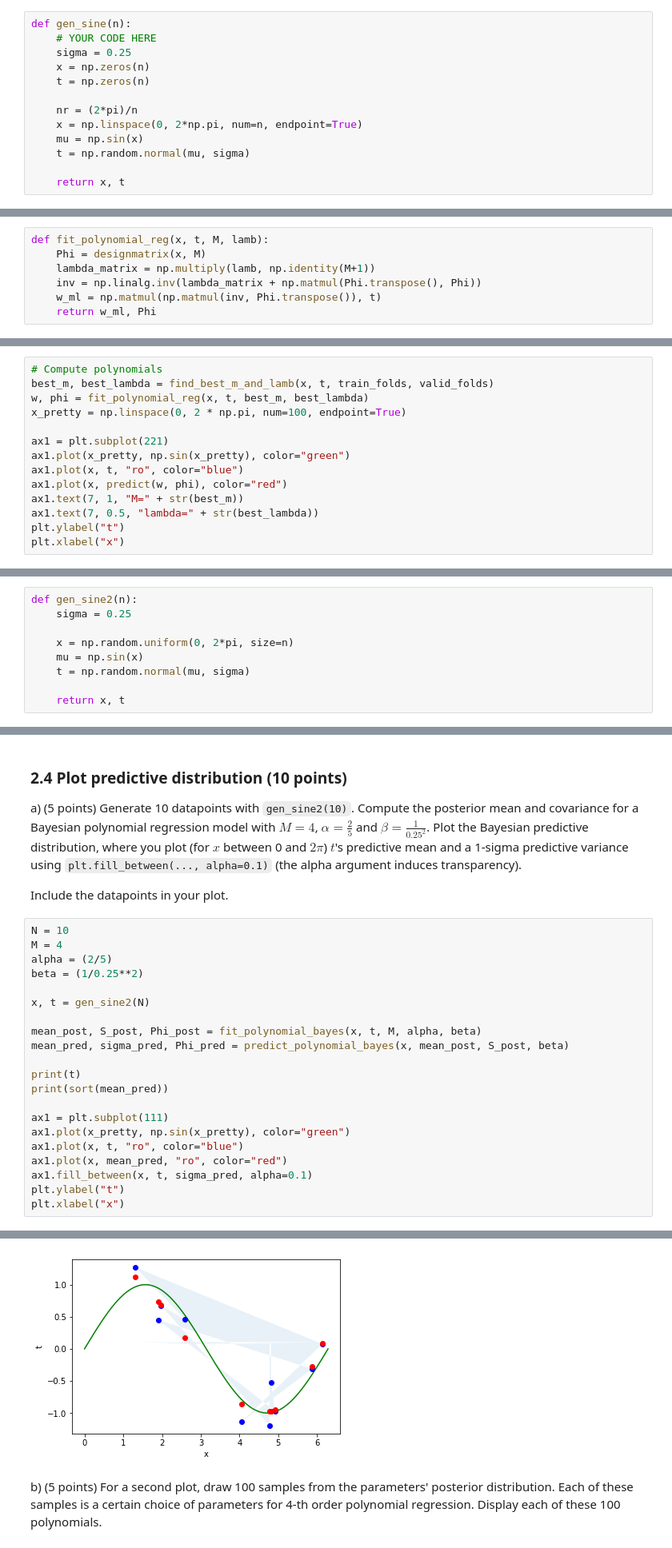
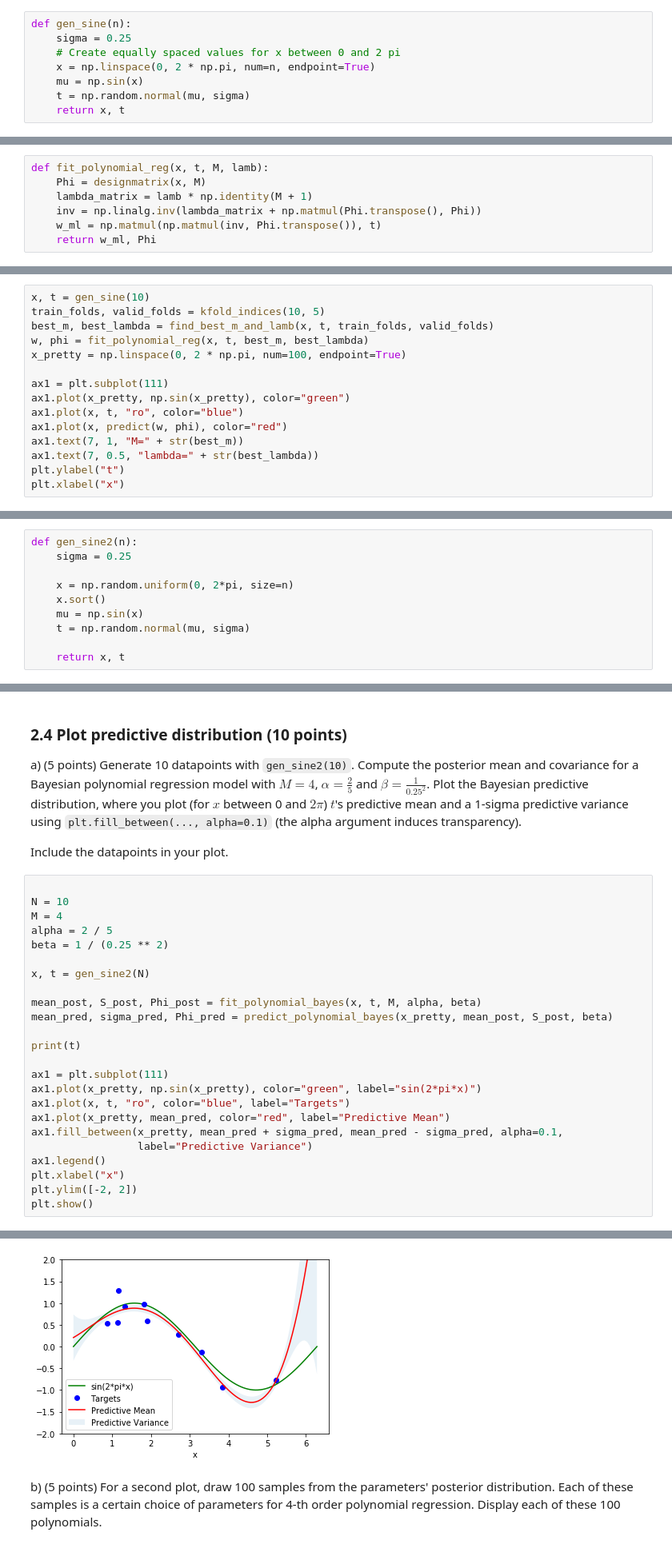
Before and after one commit to woutster/ml1, a Jupyter notebook: 10749586_12385913_lab1.ipynb, the cells around one changed output, grey strips where cells are left out. Shown at 80% size. Saved outputs shown, nothing was run; the diff lists cells and outputs as text.

```diff
--- a/10749586_12385913_lab1.ipynb
+++ b/10749586_12385913_lab1.ipynb
@@ -118,16 +123,11 @@ $$t_i \sim \mathcal{N}(\mu_i, \sigma^2)$$
 where $x_i$ is the $i$-th elements of $\bf{x}$, the mean $\mu_i = \sin(x_i)$ and the standard deviation $\sigma = 0.25$.
 # %%
 def gen_sine(n):
-    # YOUR CODE HERE
     sigma = 0.25
-    x = np.zeros(n)
-    t = np.zeros(n)
-
-    nr = (2*pi)/n
-    x = np.linspace(0, 2*np.pi, num=n, endpoint=True)
+    # Create equally spaced values for x between 0 and 2 pi
+    x = np.linspace(0, 2 * np.pi, num=n, endpoint=True)
     mu = np.sin(x)
     t = np.random.normal(mu, sigma)
-
     return x, t
 # %%
 ### Test your function
@@ -232,7 +235,7 @@ The function should return $\bw$ and $\bPhi$.
 # %%
 def fit_polynomial_reg(x, t, M, lamb):
     Phi = designmatrix(x, M)
-    lambda_matrix = np.multiply(lamb, np.identity(M+1))
+    lambda_matrix = lamb * np.identity(M + 1)
     inv = np.linalg.inv(lambda_matrix + np.matmul(Phi.transpose(), Phi))
     w_ml = np.matmul(np.matmul(inv, Phi.transpose()), t)
     return w_ml, Phi
@@ -358,12 +369,13 @@ An alternative to grid search is **Evolutionary Optimization** using an Evolutio
 
 For some dataset with $N = 10$, plot the model with the optimal $M$ and $\lambda$ according to the cross-validation error, using the method you just wrote. In addition, the plot should show the dataset itself and the function that we try to approximate. Let the plot make clear which $M$ and $\lambda$ were found.
 # %%
-# Compute polynomials
+x, t = gen_sine(10)
+train_folds, valid_folds = kfold_indices(10, 5)
 best_m, best_lambda = find_best_m_and_lamb(x, t, train_folds, valid_folds)
 w, phi = fit_polynomial_reg(x, t, best_m, best_lambda)
 x_pretty = np.linspace(0, 2 * np.pi, num=100, endpoint=True)
 
-ax1 = plt.subplot(221)
+ax1 = plt.subplot(111)
 ax1.plot(x_pretty, np.sin(x_pretty), color="green")
 ax1.plot(x, t, "ro", color="blue")
 ax1.plot(x, predict(w, phi), color="red")
@@ -385,6 +397,7 @@ def gen_sine2(n):
     sigma = 0.25
 
     x = np.random.uniform(0, 2*pi, size=n)
+    x.sort()
     mu = np.sin(x)
     t = np.random.normal(mu, sigma)
 
@@ -483,24 +496,27 @@ Plot the Bayesian predictive distribution, where you plot (for $x$ between 0 and
 
 Include the datapoints in your plot.
 # %%
+
 N = 10
 M = 4
-alpha = (2/5)
-beta = (1/0.25**2)
+alpha = 2 / 5
+beta = 1 / (0.25 ** 2)
 
 x, t = gen_sine2(N)
 
 mean_post, S_post, Phi_post = fit_polynomial_bayes(x, t, M, alpha, beta)
-mean_pred, sigma_pred, Phi_pred = predict_polynomial_bayes(x, mean_post, S_post, beta)
+mean_pred, sigma_pred, Phi_pred = predict_polynomial_bayes(x_pretty, mean_post, S_post, beta)
 
 print(t)
-print(sort(mean_pred))
 
 ax1 = plt.subplot(111)
-ax1.plot(x_pretty, np.sin(x_pretty), color="green")
-ax1.plot(x, t, "ro", color="blue")
-ax1.plot(x, mean_pred, "ro", color="red")
-ax1.fill_between(x, t, sigma_pred, alpha=0.1)
-plt.ylabel("t")
+ax1.plot(x_pretty, np.sin(x_pretty), color="green", label="sin(2*pi*x)")
+ax1.plot(x, t, "ro", color="blue", label="Targets")
+ax1.plot(x_pretty, mean_pred, color="red", label="Predictive Mean")
+ax1.fill_between(x_pretty, mean_pred + sigma_pred, mean_pred - sigma_pred, alpha=0.1,
+                 label="Predictive Variance")
+ax1.legend()
 plt.xlabel("x")
+plt.ylim([-2, 2])
+plt.show()
 # %% [output]
@@ -512,4 +525,4 @@ Text(0.5, 0, 'x')
-[figure, old version]
+[figure, new version]
 # %% [markdown]
 b) (5 points) For a second plot, draw 100 samples from the parameters' posterior distribution. Each of these samples is a certain choice of parameters for 4-th order polynomial regression.
 Display each of these 100 polynomials.
```
Also changed, not shown: parts of 10 cells of this notebook.
